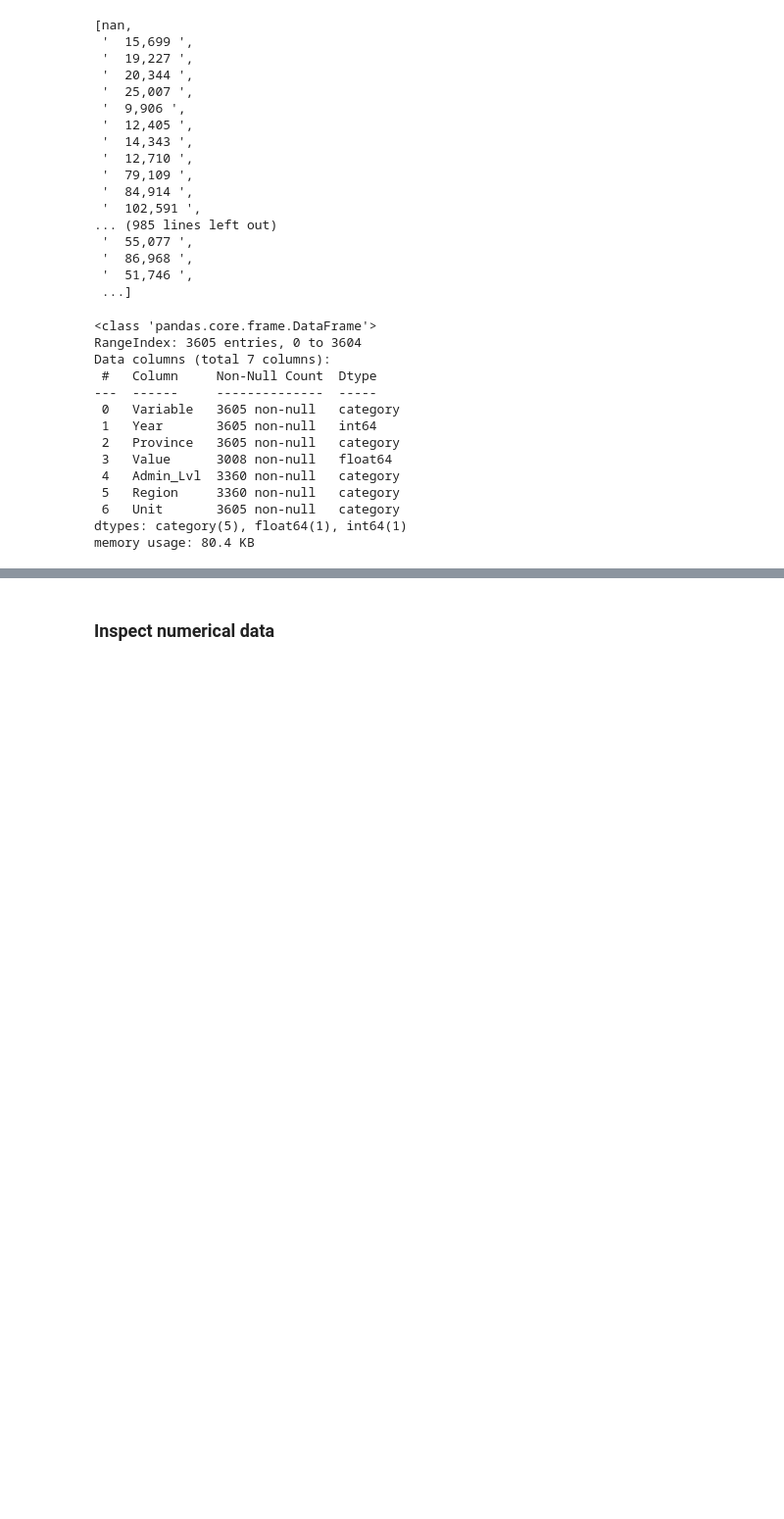
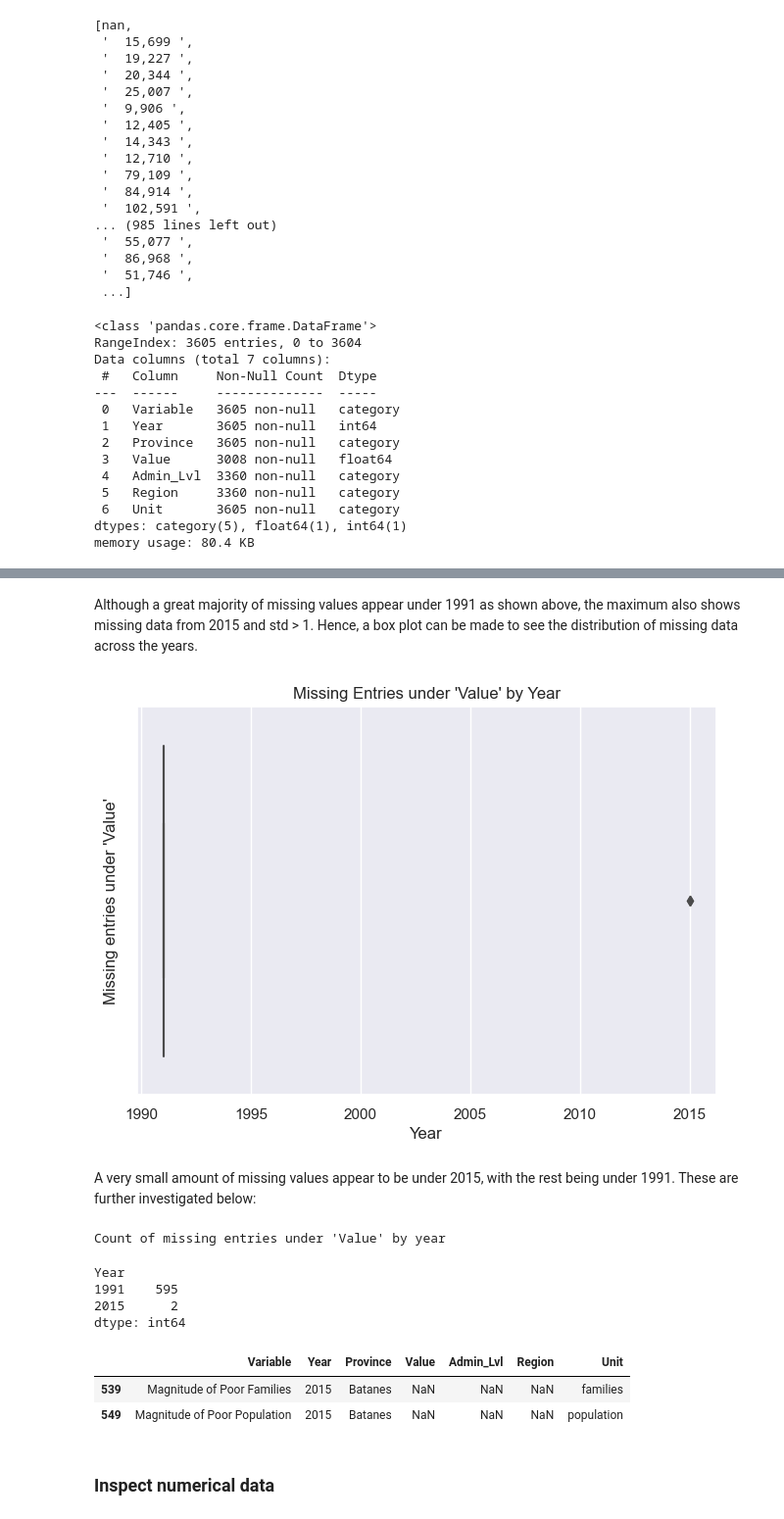
Before and after one commit to IrishMorales/ph-poverty-statistics, a Jupyter notebook: ph-poverty-statistics.ipynb, the cells around one changed output, grey strips where cells are left out. Shown at 98% size. Cells and saved outputs as stored; diff of their text form; code cells hidden in the pictures; blank space fills up the shorter version.

```diff
--- a/ph-poverty-statistics.ipynb
+++ b/ph-poverty-statistics.ipynb
@@ -230,0 +252,4 @@ From above, the missing values appear to be linked to either the variable the va
+# %%
+# Next, I investigate missing values under "Value"
+missing_values = df[df['Value'].isna()]
+missing_values
@@ -231,3 +285,35 @@ From above, the missing values appear to be linked to either the variable the va
+# %% [markdown]
+Although a great majority of missing values appear under 1991 as shown above, the maximum also shows missing data from 2015 and std > 1. Hence, a box plot can be made to see the distribution of missing data across the years.
+# %%
+# PLot missing values by year
+sns.boxplot(data=missing_values, x='Year')
+plt.tight_layout()
+plt.title("Missing Entries under 'Value' by Year")
+plt.xlabel("Year")
+plt.ylabel("Missing entries under 'Value'")
+plt.show()
+# %% [output]
+[figure, added]
+# %% [markdown]
+A very small amount of missing values appear to be under 2015, with the rest being under 1991. These are further investigated below:
+# %%
+# Print exact number of missing values by year
+print("Count of missing entries under 'Value' by year")
+missing_by_year = missing_values.groupby(by="Year")
+missing_by_year.size()
+# %% [output]
+Count of missing entries under 'Value' by year
+Year
+1991    595
+2015      2
+dtype: int64
+# %%
+# Inspect two missing values from 2015
+missing_values.query('Year == 2015')
+# %% [output]
+|  | Variable | Year | Province | Value | Admin_Lvl | Region | Unit |
+| 539 | Magnitude of Poor Families | 2015 | Batanes | NaN | NaN | NaN | families |
+| 549 | Magnitude of Poor Population | 2015 | Batanes | NaN | NaN | NaN | population |
 # %% [markdown]
 ### Inspect numerical data
 # %%
```
Also changed, not shown: parts of 15 cells of this notebook.
